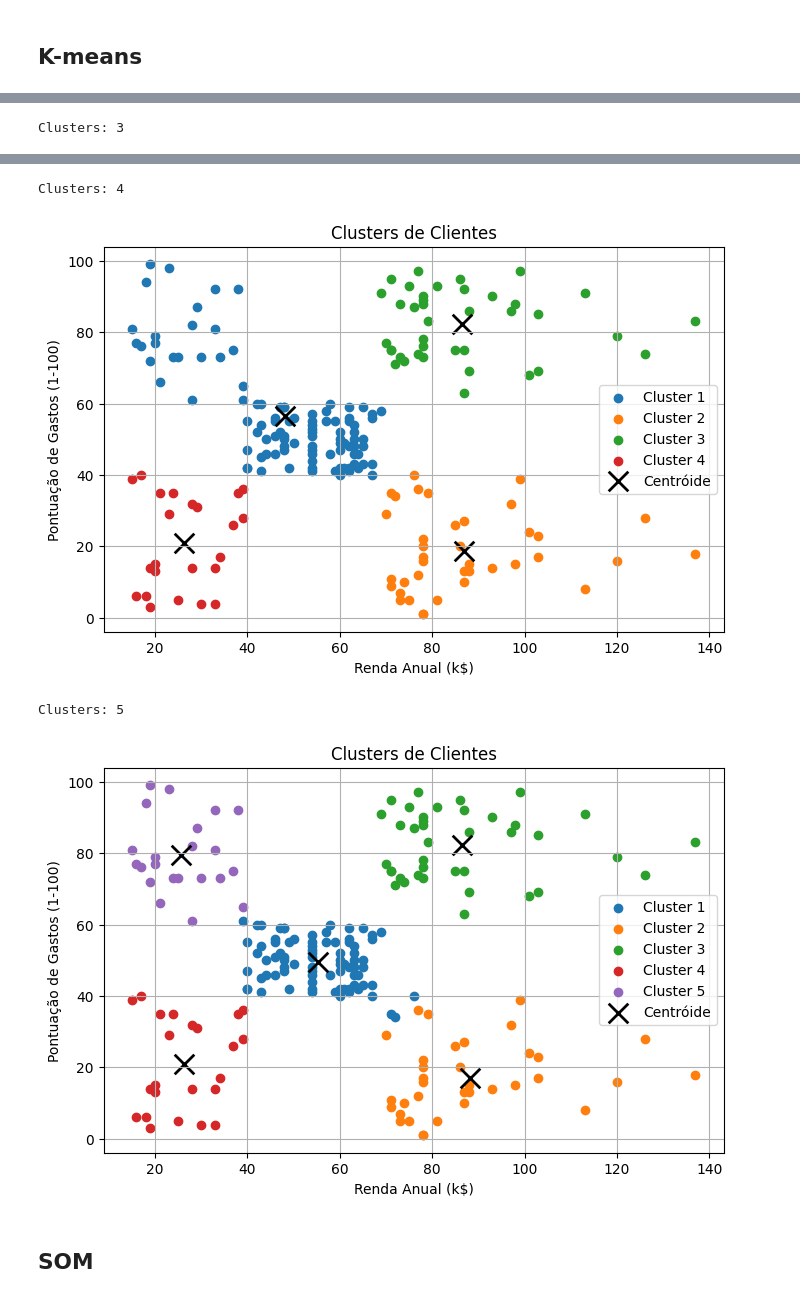
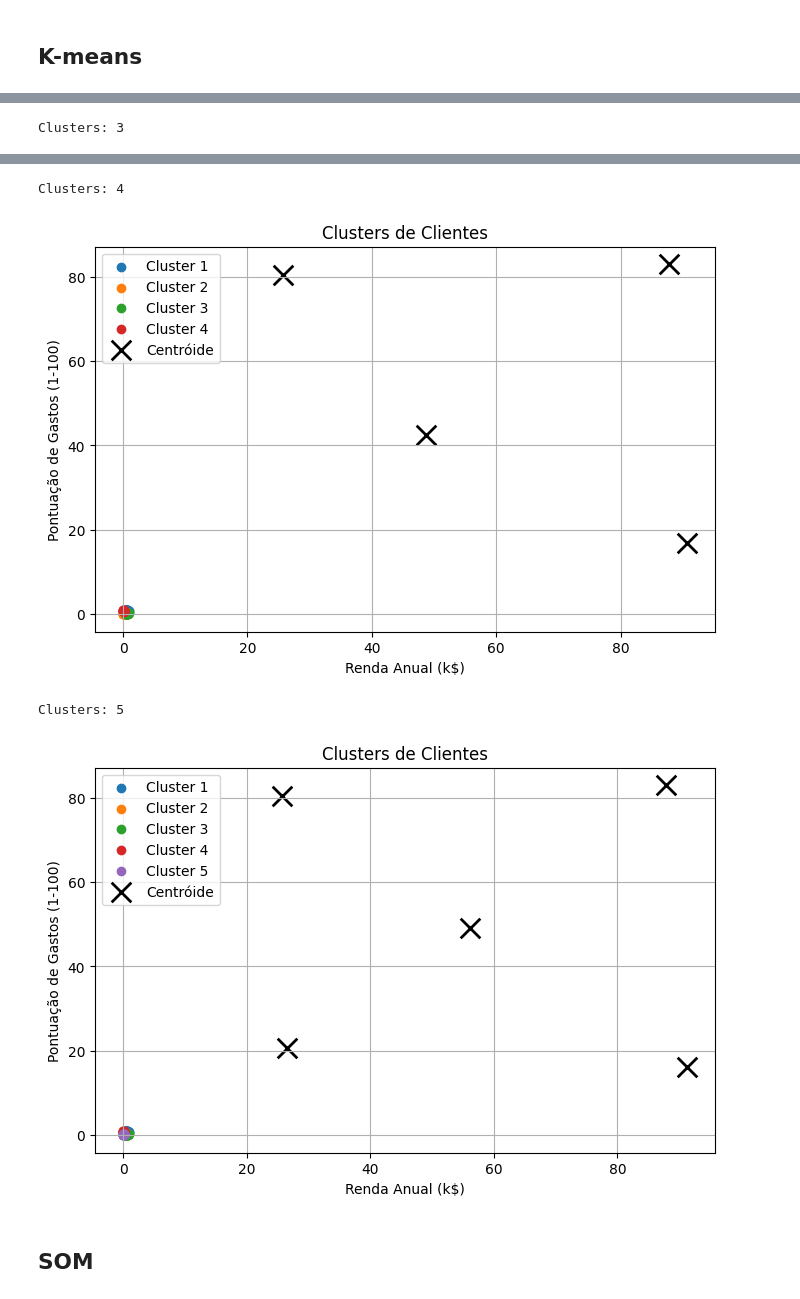
Before and after one commit to carlosgttfs/Redes-N-o-Supervisionadas, a Jupyter notebook: Trabalho Final.ipynb, the cells around one changed output, grey strips where cells are left out. Cells and saved outputs as stored; diff of their text form; code cells hidden in the pictures.

```diff
--- a/Trabalho Final.ipynb
+++ b/Trabalho Final.ipynb
@@ -313,10 +504,9 @@ Clusters: 2
 # %%
-## Testando o valor da heurística maior queda (3) e observaçõa (5)
-
+# Testando o valor da heurística maior queda (3) e observação (5)
 for optimal_clusters in [3, 4, 5]:
     print(f"Clusters: {optimal_clusters}")
-    kmeans = KMeans(n_clusters=optimal_clusters, random_state=0)
-    kmeans.fit(data_normalized)
+    X_train, X_val = train_test_split(data_normalized, test_size=0.2, random_state=42)
+    kmeans = KMeans(n_clusters=optimal_clusters, random_state=0).fit(X_train)
 
     # Obtendo os centróides e rótulos
     m_0 = scaler.inverse_transform(kmeans.cluster_centers_)
@@ -325,7 +515,7 @@ for optimal_clusters in [3, 4, 5]:
     # Plotando os clusters e seus centróides
     plt.figure(figsize=(8, 5))
     for i in range(optimal_clusters):
-        cluster_points = data[labels == i]
+        cluster_points = X_train[labels == i]
         plt.scatter(cluster_points[:, 0], cluster_points[:, 1], label=f"Cluster {i+1}")
 
     plt.scatter(m_0[:, 0], m_0[:, 1], marker='x', s=200, linewidths=2, color='k', label='Centróide')
@@ -341,7 +531,7 @@ Clusters: 3
 Clusters: 4
-[figure, old version]
+[figure, new version]
 Clusters: 5
-[figure, old version]
+[figure, new version]
 # %% [markdown]
 ## SOM
 # %%
```
Also changed, not shown: parts of 13 cells of this notebook.
